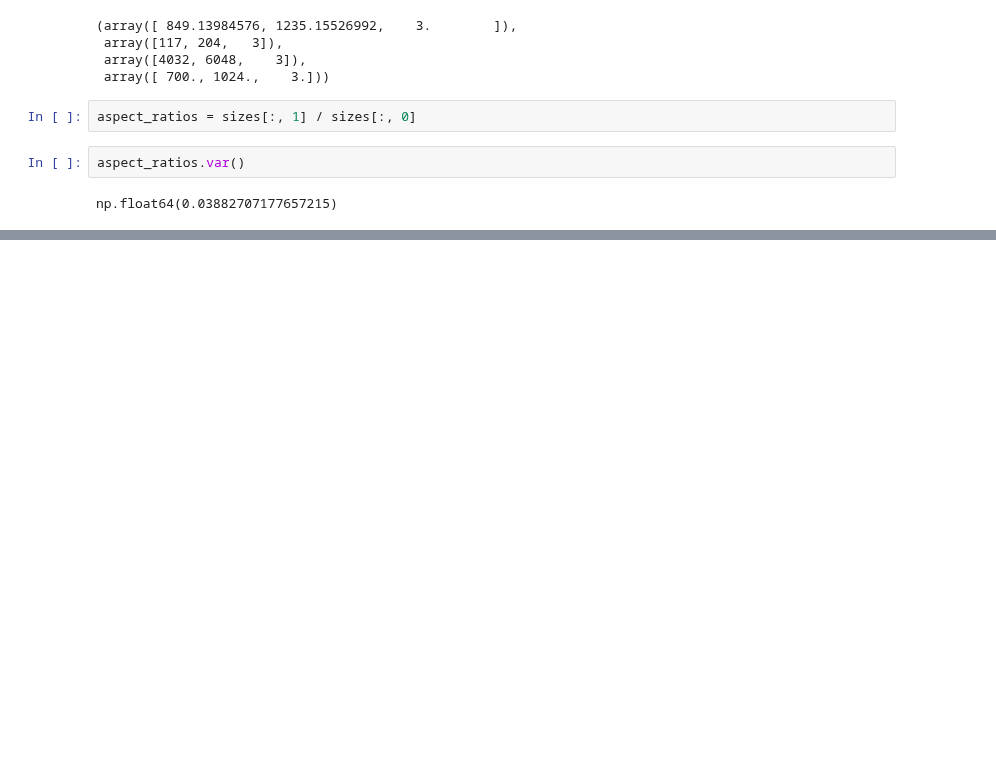
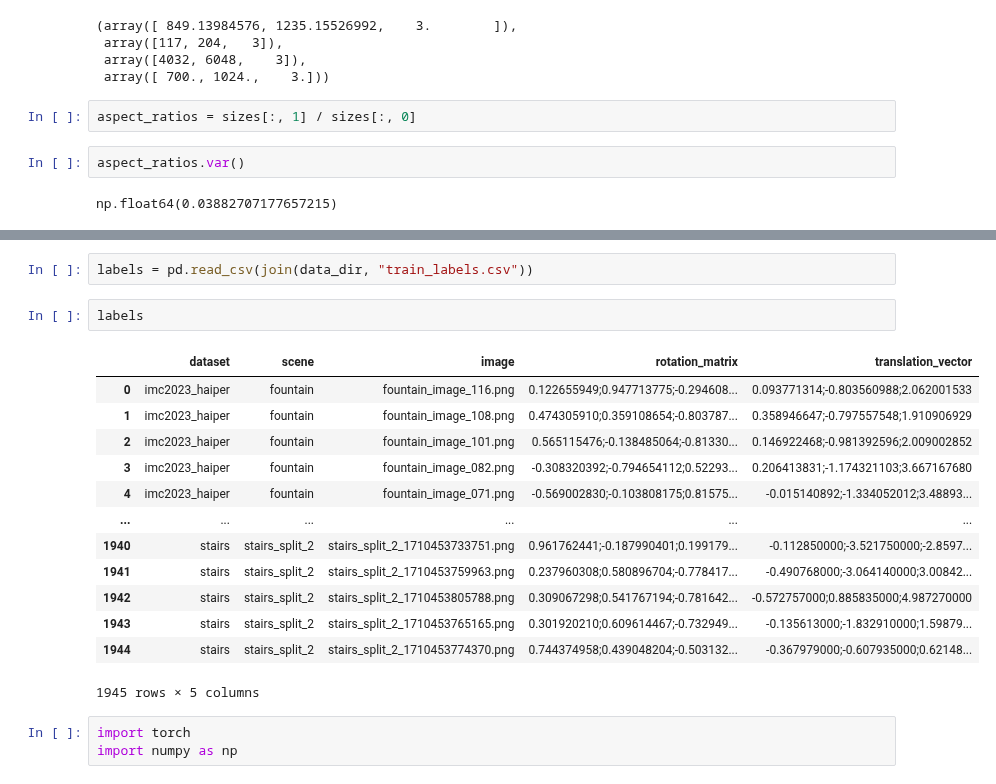
Before and after one commit to saumya-pailwan/image-matching-2025, a Jupyter notebook: playground.ipynb, the cells around one changed output, grey strips where cells are left out. Cells and saved outputs as stored; diff of their text form; blank space fills up the shorter version.

```diff
--- a/playground.ipynb
+++ b/playground.ipynb
@@ -98,0 +107,21 @@ ModuleNotFoundError: No module named 'pandas'
+# %%
+labels = pd.read_csv(join(data_dir, "train_labels.csv"))
+# %%
+labels
+# %% [output]
+|  | dataset | scene | image | rotation_matrix | translation_vector |
+| 0 | imc2023_haiper | fountain | fountain_image_116.png | 0.122655949;0.947713775;-0.294608... | 0.093771314;-0.803560988;2.062001533 |
+| 1 | imc2023_haiper | fountain | fountain_image_108.png | 0.474305910;0.359108654;-0.803787... | 0.358946647;-0.797557548;1.910906929 |
+| 2 | imc2023_haiper | fountain | fountain_image_101.png | 0.565115476;-0.138485064;-0.81330... | 0.146922468;-0.981392596;2.009002852 |
+| 3 | imc2023_haiper | fountain | fountain_image_082.png | -0.308320392;-0.794654112;0.52293... | 0.206413831;-1.174321103;3.667167680 |
+| 4 | imc2023_haiper | fountain | fountain_image_071.png | -0.569002830;-0.103808175;0.81575... | -0.015140892;-1.334052012;3.48893... |
+| ... | ... | ... | ... | ... | ... |
+| 1940 | stairs | stairs_split_2 | stairs_split_2_1710453733751.png | 0.961762441;-0.187990401;0.199179... | -0.112850000;-3.521750000;-2.8597... |
+| 1941 | stairs | stairs_split_2 | stairs_split_2_1710453759963.png | 0.237960308;0.580896704;-0.778417... | -0.490768000;-3.064140000;3.00842... |
+| 1942 | stairs | stairs_split_2 | stairs_split_2_1710453805788.png | 0.309067298;0.541767194;-0.781642... | -0.572757000;0.885835000;4.987270000 |
+| 1943 | stairs | stairs_split_2 | stairs_split_2_1710453765165.png | 0.301920210;0.609614467;-0.732949... | -0.135613000;-1.832910000;1.59879... |
+| 1944 | stairs | stairs_split_2 | stairs_split_2_1710453774370.png | 0.744374958;0.439048204;-0.503132... | -0.367979000;-0.607935000;0.62148... |
+1945 rows × 5 columns
+# %%
+import torch
+import numpy as np
```
Also changed, not shown: parts of 26 cells of this notebook, 6 other files.
